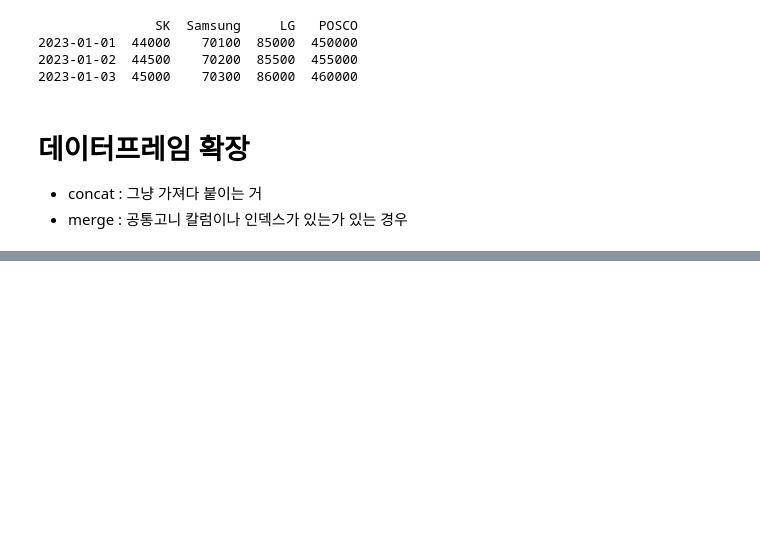
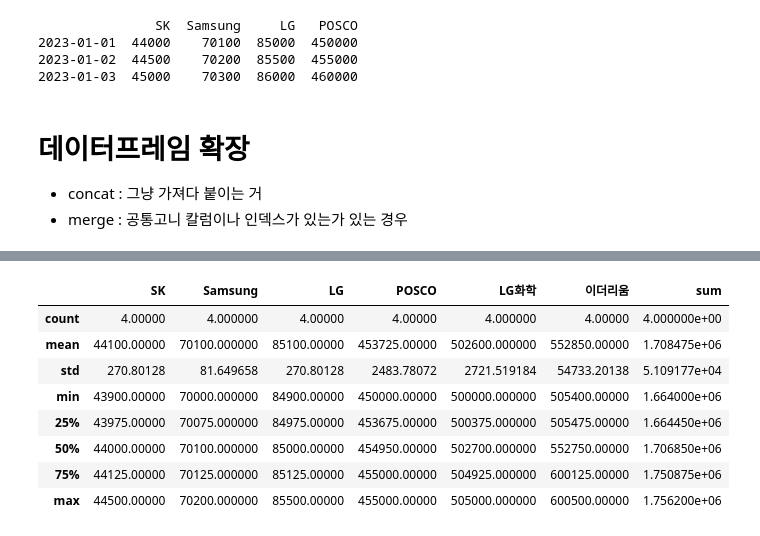
Before and after one commit to KimJuyoung23/1_sesac, a Jupyter notebook: 0911.ipynb, the cells around one changed output, grey strips where cells are left out. Drawn from its saved outputs; the diff is of its cells as text; code cells hidden in the pictures; blank space fills up the shorter version.

```diff
--- a/0911.ipynb
+++ b/0911.ipynb
@@ -182,0 +192,3 @@ concat_df2.head()
+# %%
+concat_df2.loc['2023-01-06',:] = [44000, 70100, 85000, 455000, 505000, 505500]
+concat_df2.head()
@@ -182,0 +201,3 @@ concat_df2.head()
+# %%
+concat_df2.loc['2023-01-05',:] = concat_df2.loc['2023-01-06',:] - 100
+concat_df2.head()
@@ -182,0 +246,3 @@ concat_df2.head()
+# %%
+concat_df2.drop('2023-01-03',inplace=True) # inplace 옵션으로 저장된다.
+concat_df2.head()
@@ -182,0 +271,3 @@ concat_df2.head()
+# %%
+concat_df2['sum'] = concat_df2.sum(axis=1)
+concat_df2
@@ -182,0 +291,12 @@ concat_df2.head()
+# %%
+concat_df2.describe() # 문자 제외하고 컬럼별 정리
+# %% [output]
+|  | SK | Samsung | LG | POSCO | LG화학 | 이더리움 | sum |
+| count | 4.00000 | 4.000000 | 4.00000 | 4.00000 | 4.000000 | 4.00000 | 4.000000e+00 |
+| mean | 44100.00000 | 70100.000000 | 85100.00000 | 453725.00000 | 502600.000000 | 552850.00000 | 1.708475e+06 |
+| std | 270.80128 | 81.649658 | 270.80128 | 2483.78072 | 2721.519184 | 54733.20138 | 5.109177e+04 |
+| min | 43900.00000 | 70000.000000 | 84900.00000 | 450000.00000 | 500000.000000 | 505400.00000 | 1.664000e+06 |
+| 25% | 43975.00000 | 70075.000000 | 84975.00000 | 453675.00000 | 500375.000000 | 505475.00000 | 1.664450e+06 |
+| 50% | 44000.00000 | 70100.000000 | 85000.00000 | 454950.00000 | 502700.000000 | 552750.00000 | 1.706850e+06 |
+| 75% | 44125.00000 | 70125.000000 | 85125.00000 | 455000.00000 | 504925.000000 | 600125.00000 | 1.750875e+06 |
+| max | 44500.00000 | 70200.000000 | 85500.00000 | 455000.00000 | 505000.000000 | 600500.00000 | 1.756200e+06 |
```
Also changed, not shown: parts of 26 cells of this notebook.
